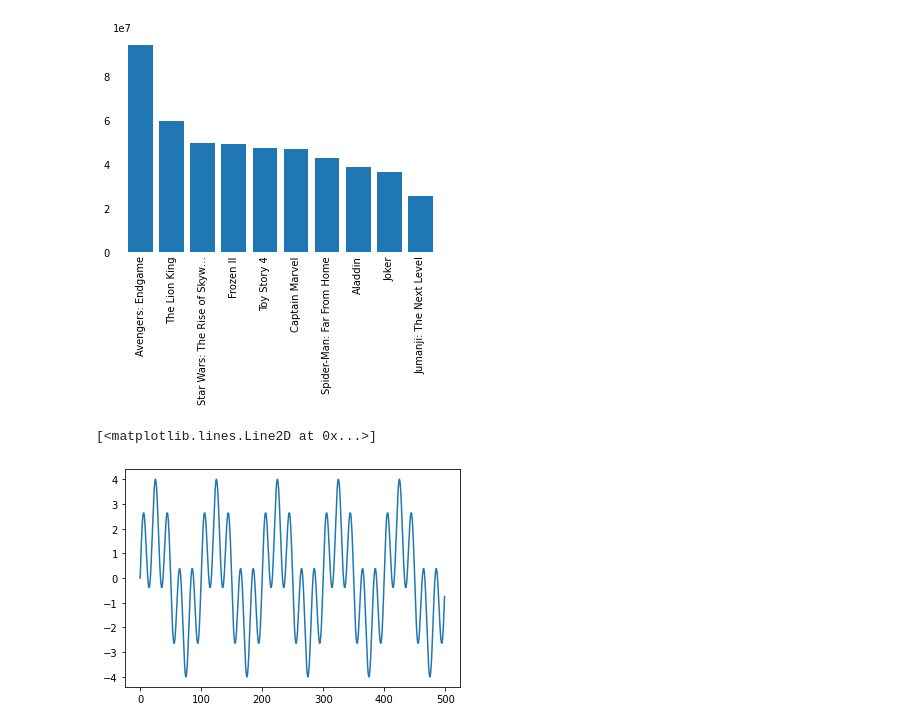
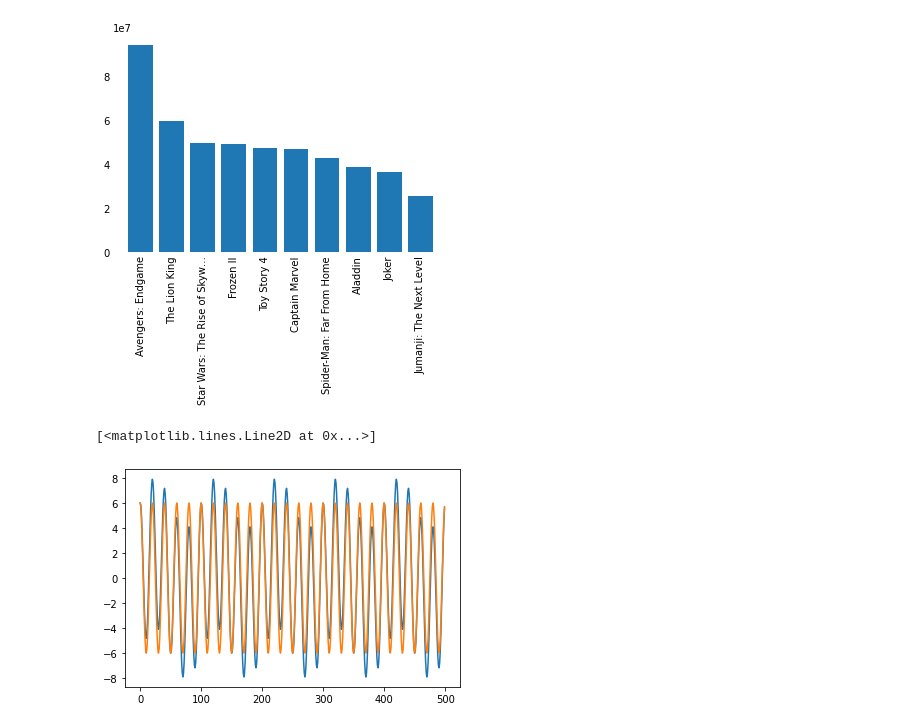
Before and after one commit to amueller/COMS4995-s20, a Jupyter notebook: exercise/Lecture2.ipynb, the cells around one changed output. Cells and saved outputs as stored; diff of their text form; code cells hidden in the pictures.

```diff
--- a/exercise/Lecture2.ipynb
+++ b/exercise/Lecture2.ipynb
@@ -75,11 +95,11 @@ def createCosineWave(sample_rate=10, frequency=1, amplitude=1, phase=0):
 # %%
 sample_rate = 500
 sin10= createSineWave(sample_rate=sample_rate, frequency=5, amplitude = 2, phase = 0)
-cos25= createCosineWave(sample_rate=sample_rate, frequency=25, amplitude = 2, phase = 0)
+cos25= createCosineWave(sample_rate=sample_rate, frequency=25, amplitude = 6, phase = 0)
 x=np.arange(sample_rate)
 plt.figure()
-plt.plot(x, sin10+c25)
-#plt.plot(x, sin25)
+plt.plot(x, sin10+cos25)
+plt.plot(x, cos25)
 # %% [output]
 [<matplotlib.lines.Line2D at 0x...>]
-[figure, old version]
+[figure, new version]
```
Also changed, not shown: parts of 3 cells of this notebook, 33 other files.
